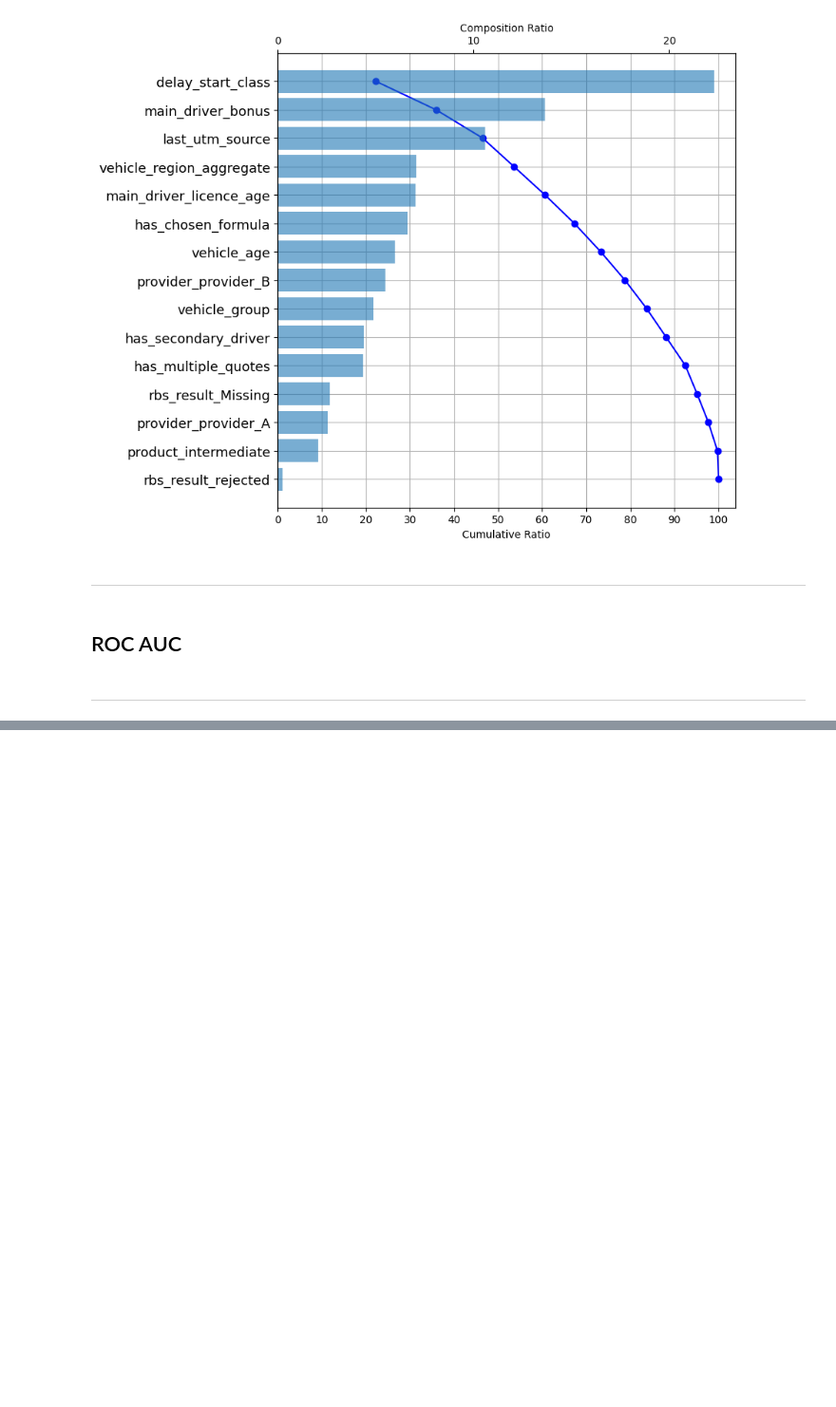
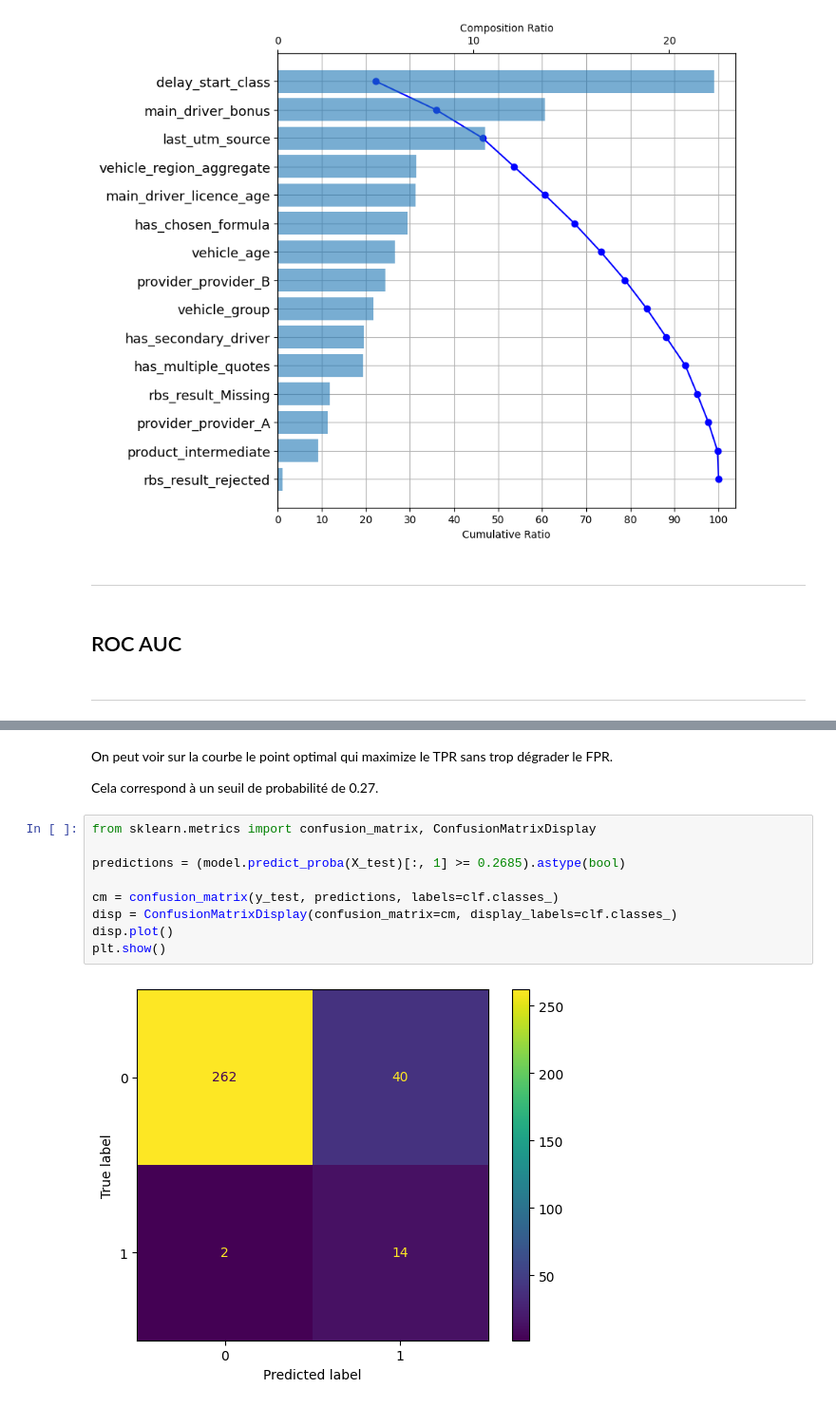
Before and after one commit to paulrousset/case-study-auto, a Jupyter notebook: 02_Modeling.ipynb, the cells around one changed output, grey strips where cells are left out. Shown at 95% size. Drawn from its saved outputs; the diff is of its cells as text; blank space fills up the shorter version.

Commit message:
finalize modeling

```diff
--- a/02_Modeling.ipynb
+++ b/02_Modeling.ipynb
@@ -704,0 +710,15 @@ plt.show();
+# %% [markdown]
+On peut voir sur la courbe le point optimal qui maximize le TPR sans trop dégrader le FPR.
+
+Cela correspond à un seuil de probabilité de 0.27.
+# %%
+from sklearn.metrics import confusion_matrix, ConfusionMatrixDisplay
+
+predictions = (model.predict_proba(X_test)[:, 1] >= 0.2685).astype(bool)
+
+cm = confusion_matrix(y_test, predictions, labels=clf.classes_)
+disp = ConfusionMatrixDisplay(confusion_matrix=cm, display_labels=clf.classes_)
+disp.plot()
+plt.show()
+# %% [output]
+[figure, added]
```
Also changed, not shown: parts of 10 cells of this notebook.
